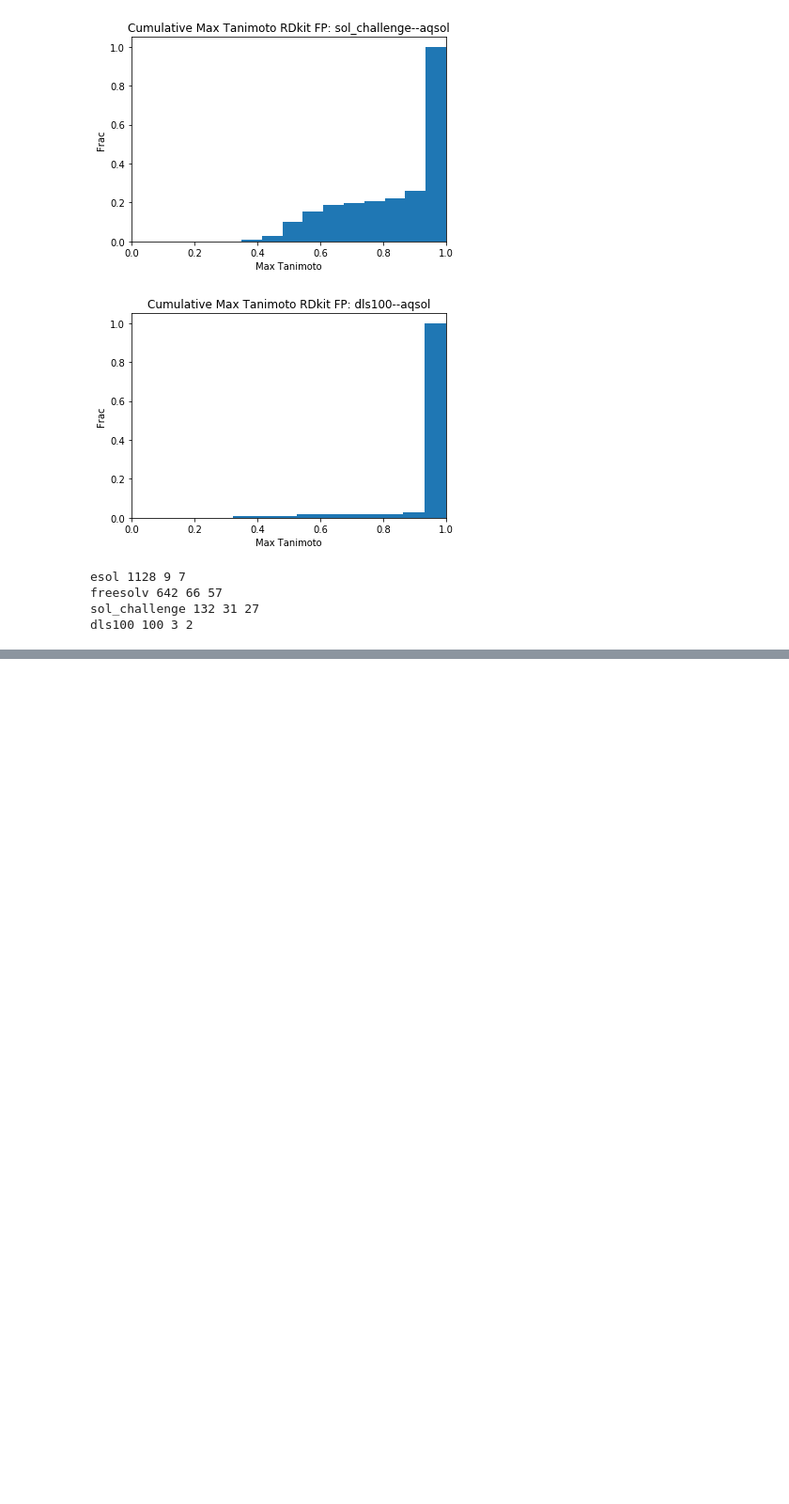
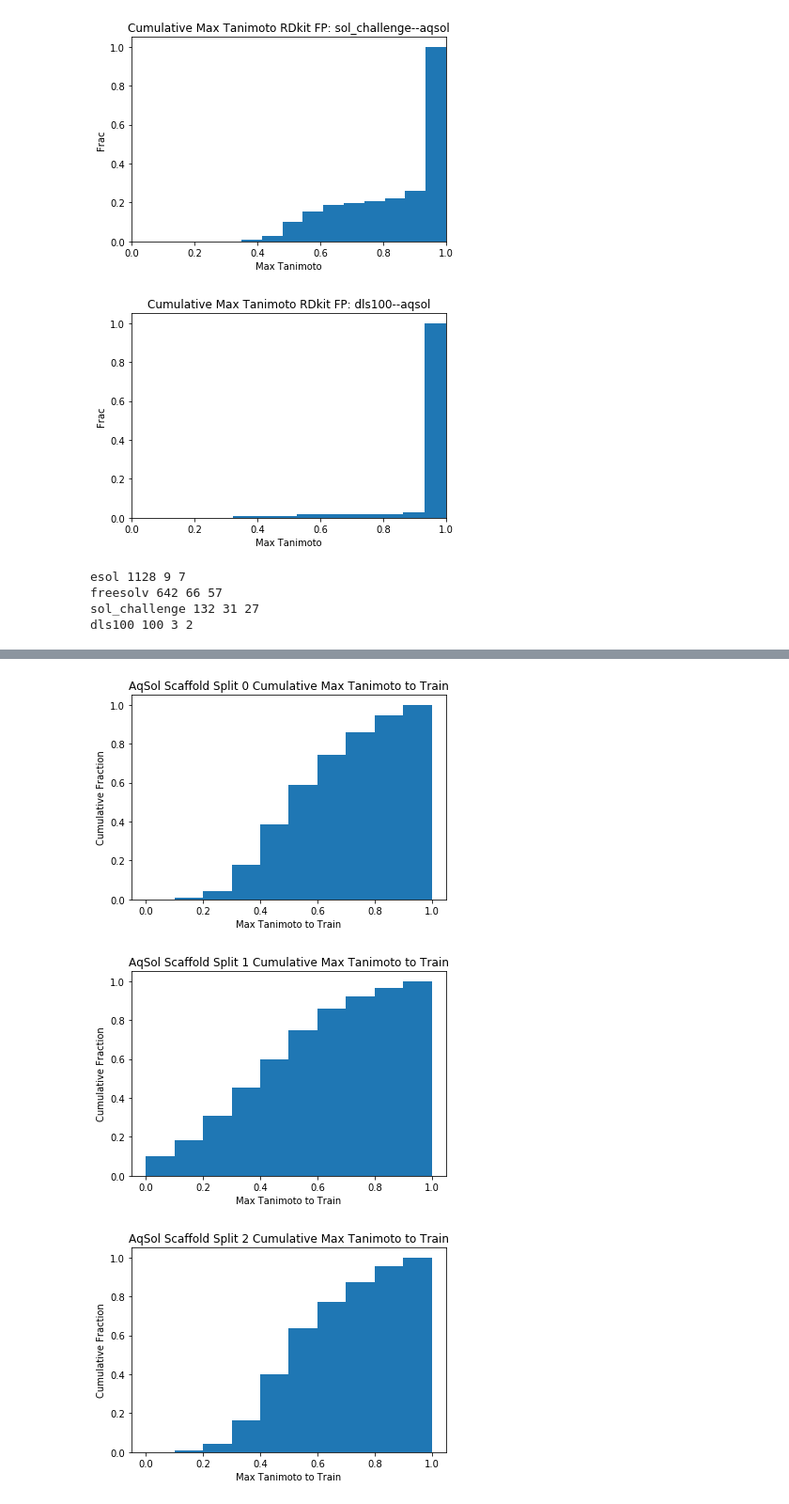
Before and after one commit to francoep/MAT, a Jupyter notebook: aqsol.ipynb, the cells around one changed output, grey strips where cells are left out. Shown at 94% size. Cells and saved outputs as stored; diff of their text form; code cells hidden in the pictures; blank space fills up the shorter version.

```diff
--- a/aqsol.ipynb
+++ b/aqsol.ipynb
@@ -1339,0 +1376,8 @@ dls100 100 3 2
+# %%
+aqsol_smiles=aqsol['smiles'].to_list()
+fsolv_smiles=fsolv['smiles'].to_list()
+sol_c_smiles=sol_c['smiles'].to_list()
+# %%
+aqsol_fp=[Chem.RDKFingerprint(Chem.MolFromSmiles(x)) for x in aqsol_smiles]
+fsolv_fp=[Chem.RDKFingerprint(Chem.MolFromSmiles(x)) for x in fsolv_smiles]
+sol_c_fp=[Chem.RDKFingerprint(Chem.MolFromSmiles(x)) for x in sol_c_smiles]
@@ -1339,0 +1402,17 @@ dls100 100 3 2
+# %%
+thresh=0.9
+kept=set()
+#first we will iterate through the freesolv data
+for fp,smi in zip(fsolv_fp,fsolv_smiles):
+    aq_max_tani=find_max_Tanimoto(fp,aqsol_fp)
+    other_max_tani=find_max_Tanimoto(fp,sol_c_fp)
+
+    if aq_max_tani < thresh and other_max_tani<thresh:
+        kept.add(smi)
+#now we are doing the same for the sol_c data
+for fp,smi in zip(sol_c_fp,sol_c_smiles):
+    aq_max_tani=find_max_Tanimoto(fp,aqsol_fp)
+    other_max_tani=find_max_Tanimoto(fp,fsolv_fp)
+
+    if aq_max_tani < thresh and other_max_tani<thresh:
+        kept.add(smi)
@@ -1339,0 +1437,9 @@ dls100 100 3 2
+# %%
+data={}#dictionary seed->[max tanimotos]
+for seed in ['0','1','2']:
+    data[seed]=[]
+    train_fps=get_fingerprints(f'data/aqsol/aqsol_scaf_train{seed}.csv')
+    test_fps=get_fingerprints(f'data/aqsol/aqsol_scaf_test{seed}.csv')
+
+    for fp in test_fps:
+        data[seed].append(find_max_Tanimoto(fp,train_fps))
@@ -1339,0 +1464,12 @@ dls100 100 3 2
+# %%
+for seed in data:
+    fig=plt.figure()
+    plt.hist(data[seed],bins=np.arange(0,1.1,0.1),density=True,cumulative=True)
+    plt.title(f'AqSol Scaffold Split {seed} Cumulative Max Tanimoto to Train')
+    plt.xlabel('Max Tanimoto to Train')
+    plt.ylabel('Cumulative Fraction')
+    plt.savefig(f'aqsol_scaf_cum_m_tani_to_train{seed}.png',dpi=1000)
+# %% [output]
+[figure, added]
+[figure, added]
+[figure, added]
```
Also changed, not shown: parts of 16 cells of this notebook, 1 other file.
